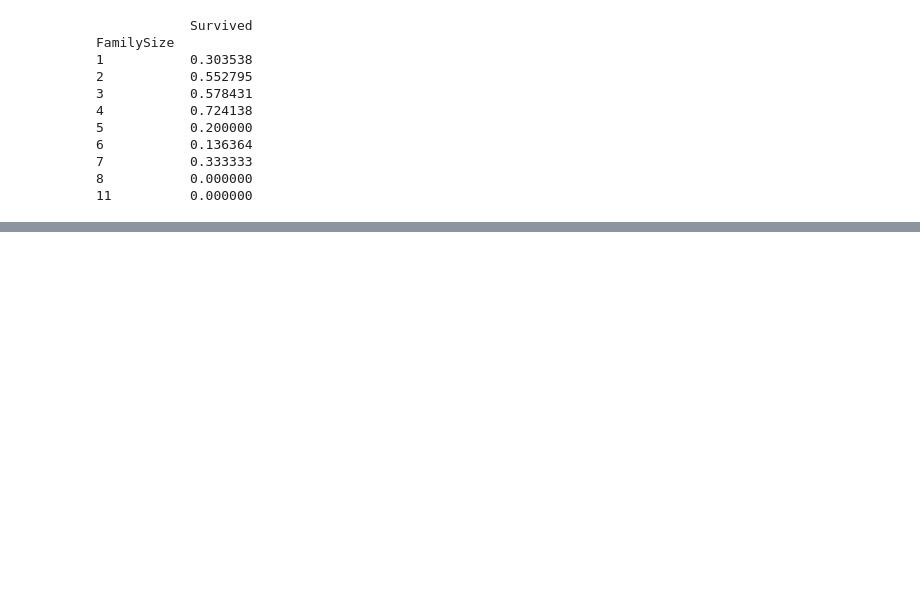
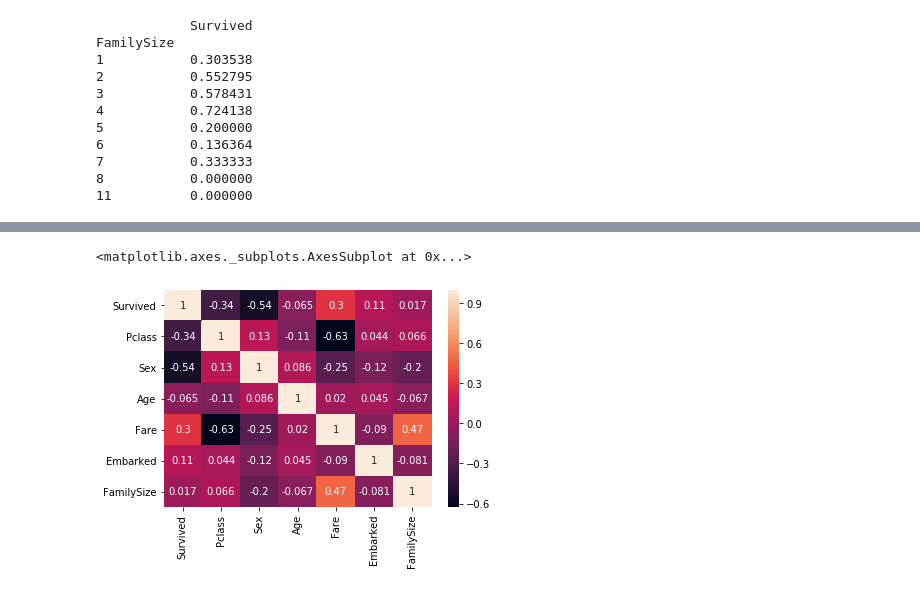
Before and after one commit to waredjeb/MLCheatSheet, a Jupyter notebook: Kaggle/titanic/titanic.ipynb, the cells around one changed output, grey strips where cells are left out. Saved outputs shown, nothing was run; the diff lists cells and outputs as text; code cells hidden in the pictures; blank space fills up the shorter version.

```diff
--- a/Kaggle/titanic/titanic.ipynb
+++ b/Kaggle/titanic/titanic.ipynb
@@ -120,0 +118,17 @@ DecilesFare
+# %%
+for dataset in full:
+    mean_age = dataset['Age'].mean()
+    std_age = dataset['Age'].std()
+    nan_age = dataset['Age'].isnull().sum()
+
+    random_age = np.random.randint(low = mean_age - std_age, high = mean_age + std_age, size = nan_age)
+
+    dataset['Age'].loc[dataset['Age'].isna() == True] = random_age
+    dataset['Age'] = dataset['Age'].astype(int)
+#     print(dataset['Age'])
+# We can divide the age in different ranges
+# train['CategoricalAge'] = pd.qcut(train['Age'], 4)
+train['CategoricalAge'] = pd.cut(train['Age'], 5)
+# print(train['CategoricalAge'])
+CategoricalAgeRatio = train[['CategoricalAge', 'Survived']].groupby(['CategoricalAge']).mean()
+print(CategoricalAgeRatio)
@@ -120,0 +183,13 @@ DecilesFare
+# %%
+drop_elements = ['PassengerId', 'SibSp', 'Parch', 'Ticket', 'Cabin', 'Name']
+
+train_clean = train.drop(drop_elements, axis = 1)
+train = train_clean.drop(['QuartileFare', 'DecilesFare', 'CategoricalAge'], axis = 1)
+
+test_clean = test.drop(drop_elements, axis = 1)
+test = test_clean
+# %%
+sns.heatmap(train.corr(), annot = True)
+# %% [output]
+<matplotlib.axes._subplots.AxesSubplot at 0x...>
+[figure, added]
```
Also changed, not shown: parts of 13 cells of this notebook.
